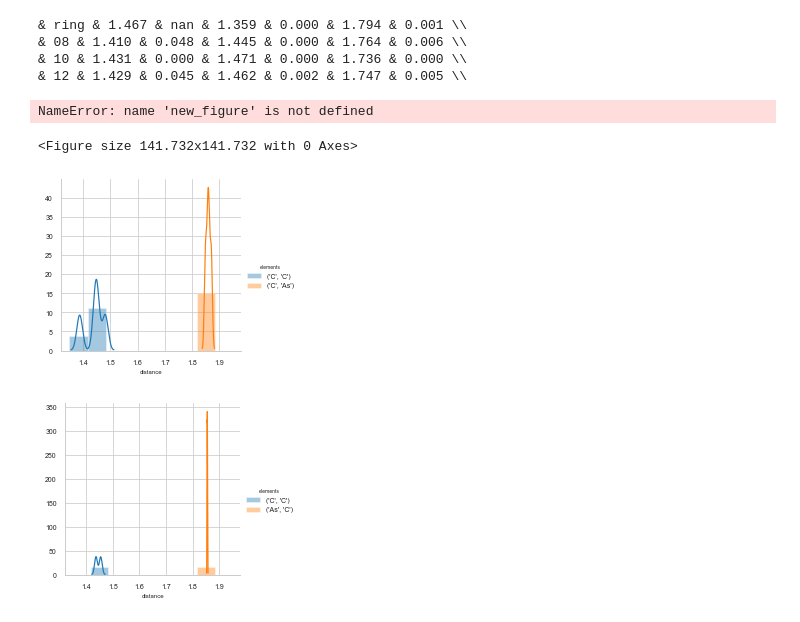
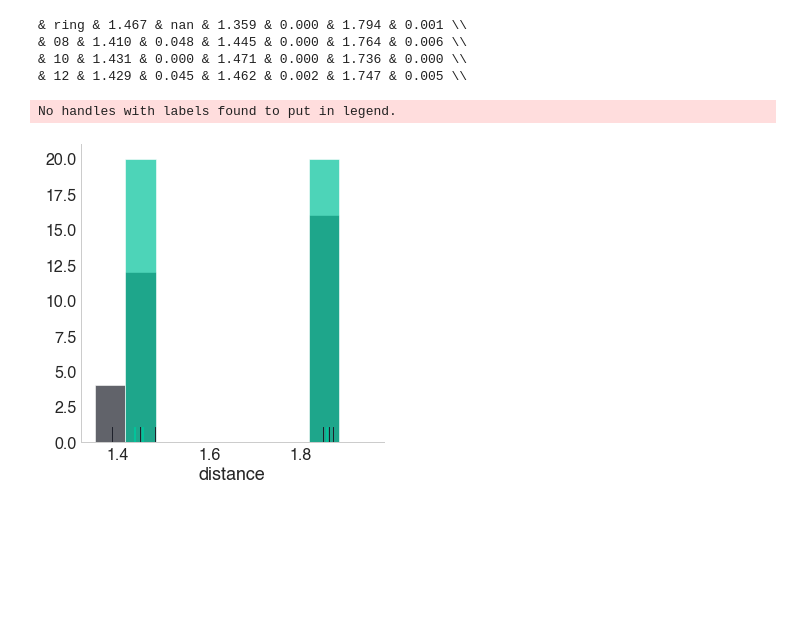
Before and after one commit to oscarigrexas/eomt-oscar, a Jupyter notebook: exploration/exploration.ipynb, the cells around one changed output. Cells and saved outputs as stored; diff of their text form; code cells hidden in the pictures; blank space fills up the shorter version.

```diff
--- a/exploration/exploration.ipynb
+++ b/exploration/exploration.ipynb
@@ -217,20 +249,21 @@ get_system_stats('p')
 # %%
 bonds08 = get_bond_df('as08')
 bonds10 = get_bond_df('as10')
 
 bins = np.linspace(1.35, 1.95, 10)
 alpha = 0.7
 
-f = new_figure(height=5, type='margin')
-ax = sns.distplot(a=bonds08['distance'], bins=bins, color=colors['black'], kde=False, rug=True, hist=True, hist_kws=dict(alpha=alpha))
-ax = sns.distplot(a=bonds10['distance'], bins=bins, color=colors['d_orange'], kde=False, rug=True, hist=True, hist_kws=dict(alpha=alpha))
+f, ax = pu.new_figure(height=5, type='margin')
+sns.distplot(a=bonds08['distance'], bins=bins, color=pu.colors['color1'], kde=False, rug=True, hist=True, hist_kws=dict(alpha=alpha), ax=ax)
+sns.distplot(a=bonds10['distance'], bins=bins, color=pu.colors['color5'], kde=False, rug=True, hist=True, hist_kws=dict(alpha=alpha), ax=ax)
 #ax = sns.distplot(a=bonds['distance'][bonds['elements'] == ('C', 'C')], bins=5, color=colors['black'], kde=True, rug=True, hist=False)
 #ax = sns.distplot(a=bonds['distance'][bonds['elements'] == ('C', 'As')], bins=5, color=colors['l_orange'], kde=True, rug=True, hist=False)
-tuftefy(ax)
+pu.tuftefy(ax)
 
-save_figure(f, 'hist-test.pdf')
+pu.save_figure(f, 'hist-test.pdf')
 # %% [output]
-NameError: name 'new_figure' is not defined
+No handles with labels found to put in legend.
+[figure, added]
 # %%
 def distplot_with_hue(data=None, x=None, hue=None, row=None, col=None, legend=True, **kwargs):
     _, bins = np.histogram(data[x].dropna())
@@ -238,14 +271,3 @@ def distplot_with_hue(data=None, x=None, hue=None, row=None, col=None, legend=Tr
     g.map(sns.distplot, x, **kwargs)
     if legend and (hue is not None) and (hue not in [x, row, col]):
         g.add_legend(title=hue)
-# %%
-f = new_figure(height=5, type='margin')
-ax = distplot_with_hue(data=bonds08, x='distance', hue='elements', bins=bins)
-ax = distplot_with_hue(data=bonds10, x='distance', hue='elements', bins=bins)
-#ax = sns.distplot(a=bonds['distance'][bonds['elements'] == ('C', 'C')], bins=5, color=colors['black'], kde=True, rug=True, hist=False)
-#ax = sns.distplot(a=bonds['distance'][bonds['elements'] == ('C', 'As')], bins=5, color=colors['l_orange'], kde=True, rug=True, hist=False)
-#tuftefy(ax)
-# %% [output]
-<Figure size 141.732x141.732 with 0 Axes>
-[figure, removed]
-[figure, removed]
```
Also changed, not shown: parts of 7 cells of this notebook, 16 other files.
